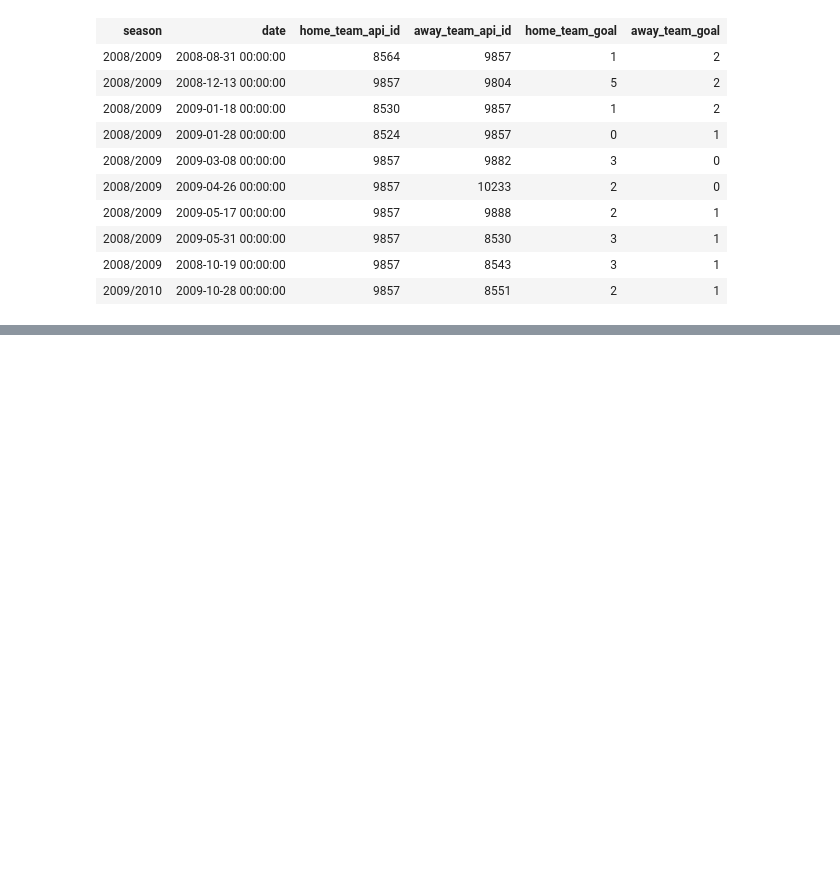
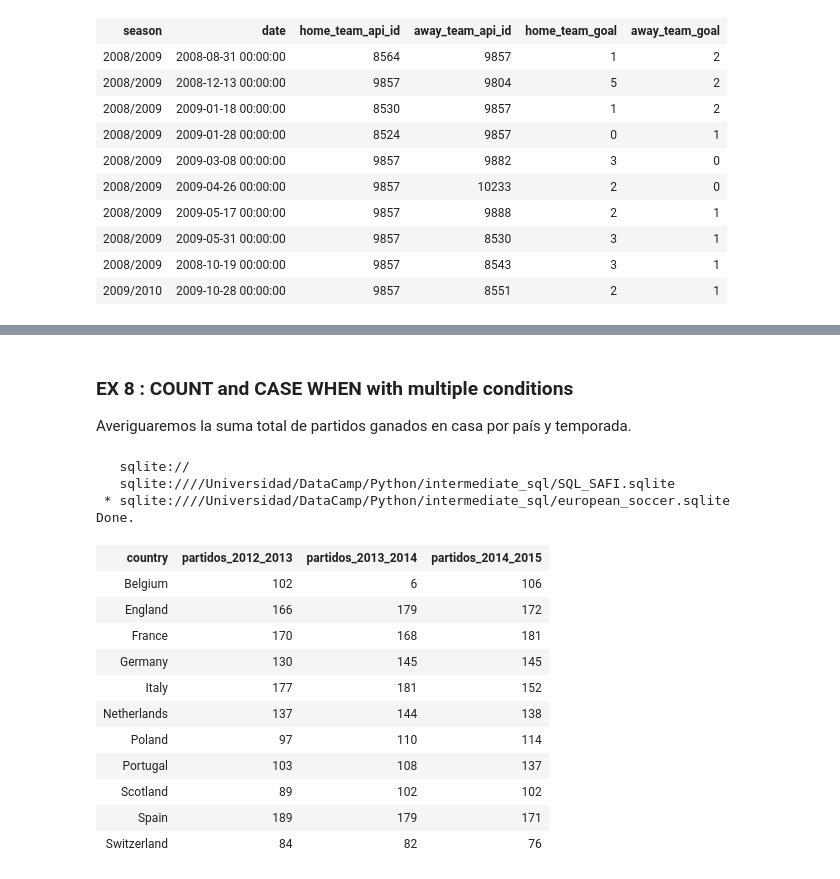
Before and after one commit to adinamarca/notebooks, a Jupyter notebook: SQL/intermediate_sql/notebook.ipynb, the cells around one changed output, grey strips where cells are left out. Saved outputs shown, nothing was run; the diff lists cells and outputs as text; code cells hidden in the pictures; blank space fills up the shorter version.

```diff
--- a/SQL/intermediate_sql/notebook.ipynb
+++ b/SQL/intermediate_sql/notebook.ipynb
@@ -793,0 +1144,31 @@ Done.
+# %% [markdown]
+### EX 8 : COUNT and CASE WHEN with multiple conditions
+
+Averiguaremos la suma total de partidos ganados en casa por país y temporada.
+# %%
+# No olvidar 'ON' con LEFT JOIN
+%sql SELECT c.name AS country, \
+    SUM(CASE WHEN m.season = '2012/2013' AND m.home_team_goal > away_team_goal THEN 1 ELSE 0 END) AS partidos_2012_2013, \
+    SUM(CASE WHEN m.season = '2013/2014' AND m.home_team_goal > away_team_goal THEN 1 ELSE 0 END) AS partidos_2013_2014, \
+    SUM(CASE WHEN m.season = '2014/2015' AND m.home_team_goal > away_team_goal THEN 1 ELSE 0 END) AS partidos_2014_2015 \
+FROM country AS c \
+LEFT JOIN match AS m \
+ON c.id = m.country_id \
+GROUP BY country
+# %% [output]
+   sqlite://
+   sqlite:////Universidad/DataCamp/Python/intermediate_sql/SQL_SAFI.sqlite
+ * sqlite:////Universidad/DataCamp/Python/intermediate_sql/european_soccer.sqlite
+Done.
+| country | partidos_2012_2013 | partidos_2013_2014 | partidos_2014_2015 |
+| Belgium | 102 | 6 | 106 |
+| England | 166 | 179 | 172 |
+| France | 170 | 168 | 181 |
+| Germany | 130 | 145 | 145 |
+| Italy | 177 | 181 | 152 |
+| Netherlands | 137 | 144 | 138 |
+| Poland | 97 | 110 | 114 |
+| Portugal | 103 | 108 | 137 |
+| Scotland | 89 | 102 | 102 |
+| Spain | 189 | 179 | 171 |
+| Switzerland | 84 | 82 | 76 |
```
Also changed, not shown: parts of 34 cells of this notebook.
